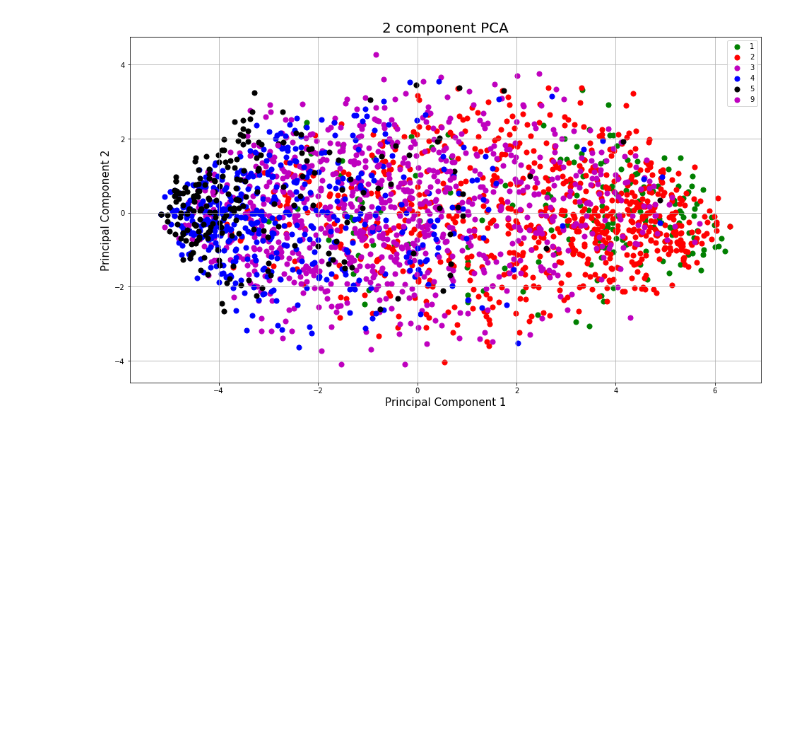
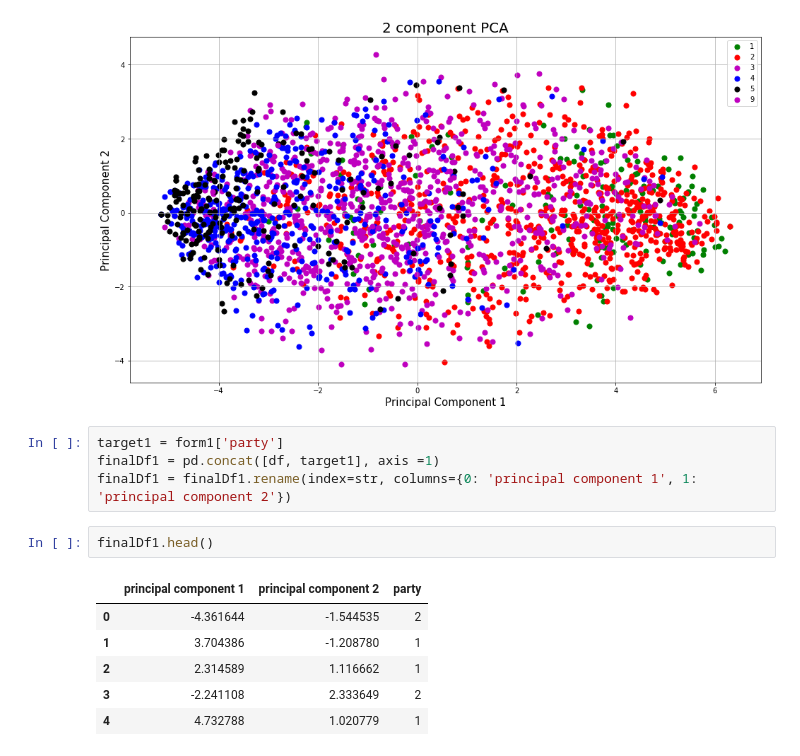
Before and after one commit to taylor-rao/unsupervised, a Jupyter notebook: unsupervised.ipynb, the cells around one changed output. Cells and saved outputs as stored; diff of their text form; blank space fills up the shorter version.

```diff
--- a/unsupervised.ipynb
+++ b/unsupervised.ipynb
@@ -310,3 +337,16 @@ plt.show()
 # %% [output]
 [figure]
 [figure]
+# %%
+target1 = form1['party']
+finalDf1 = pd.concat([df, target1], axis =1)
+finalDf1 = finalDf1.rename(index=str, columns={0: 'principal component 1', 1: 'principal component 2'})
+# %%
+finalDf1.head()
+# %% [output]
+|  | principal component 1 | principal component 2 | party |
+| 0 | -4.361644 | -1.544535 | 2 |
+| 1 | 3.704386 | -1.208780 | 1 |
+| 2 | 2.314589 | 1.116662 | 1 |
+| 3 | -2.241108 | 2.333649 | 2 |
+| 4 | 4.732788 | 1.020779 | 1 |
```
Also changed, not shown: parts of 8 cells of this notebook.
